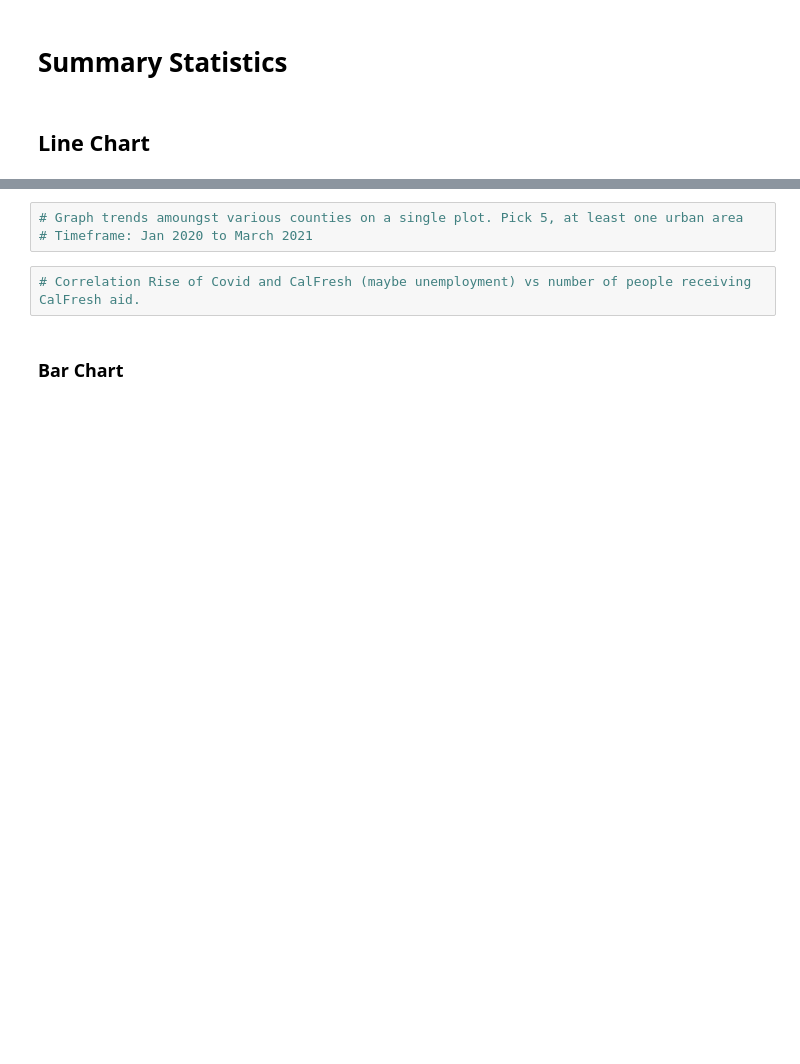
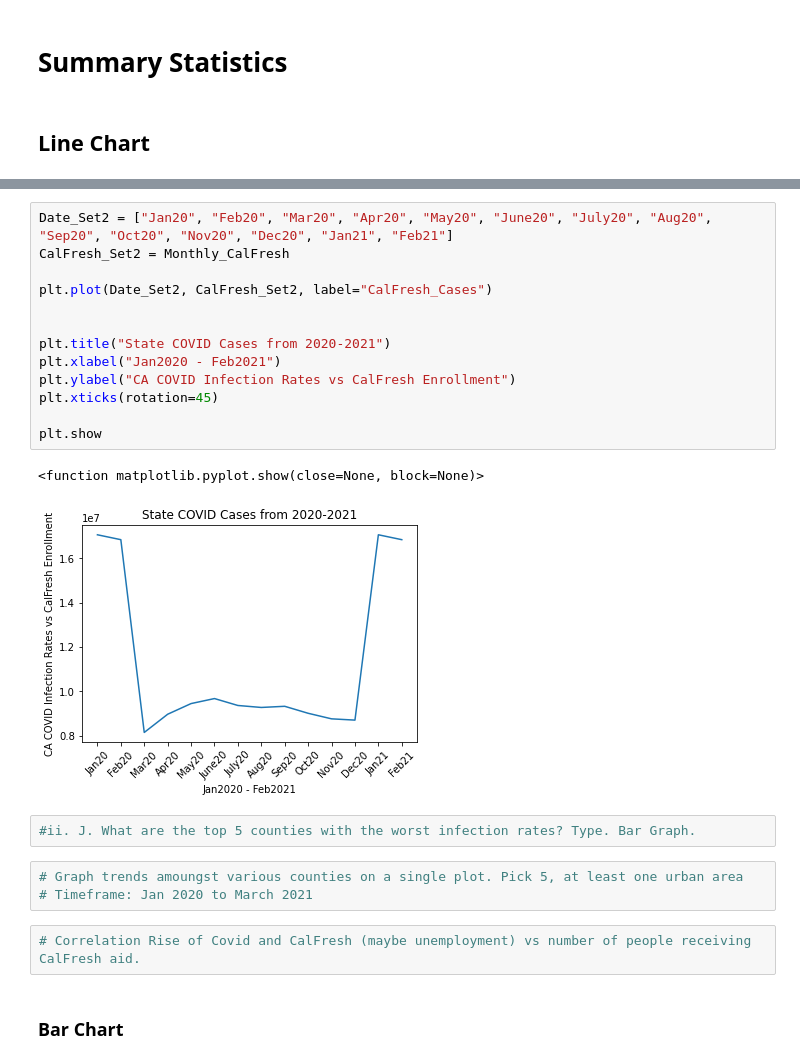
Before and after one commit to speedracer05/Covid_CalFresh, a Jupyter notebook: Covid_CalFresh.ipynb, the cells around one changed output, grey strips where cells are left out. Cells and saved outputs as stored; diff of their text form; blank space fills up the shorter version.

```diff
--- a/Covid_CalFresh.ipynb
+++ b/Covid_CalFresh.ipynb
@@ -253,3 +378,21 @@ All_Merged_data.head()
+# %%
+Date_Set2 = ["Jan20", "Feb20", "Mar20", "Apr20", "May20", "June20", "July20", "Aug20", "Sep20", "Oct20", "Nov20", "Dec20", "Jan21", "Feb21"]
+CalFresh_Set2 = Monthly_CalFresh
+
+plt.plot(Date_Set2, CalFresh_Set2, label="CalFresh_Cases")
+
+
+plt.title("State COVID Cases from 2020-2021")
+plt.xlabel("Jan2020 - Feb2021")
+plt.ylabel("CA COVID Infection Rates vs CalFresh Enrollment")
+plt.xticks(rotation=45)
+
+plt.show
+# %% [output]
+<function matplotlib.pyplot.show(close=None, block=None)>
+[figure, added]
+# %%
+#ii. J. What are the top 5 counties with the worst infection rates? Type. Bar Graph.
 # %%
 # Graph trends amoungst various counties on a single plot. Pick 5, at least one urban area
 # Timeframe: Jan 2020 to March 2021
```
Also changed, not shown: parts of 6 cells of this notebook, 2 other files.
